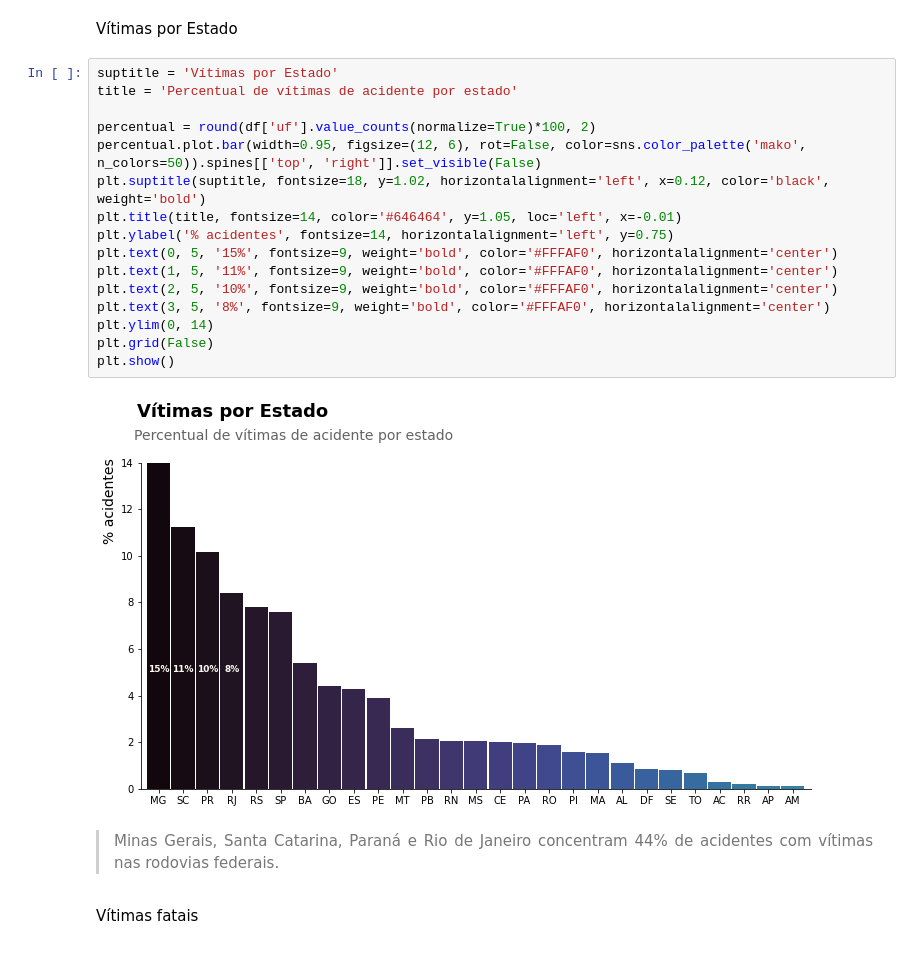
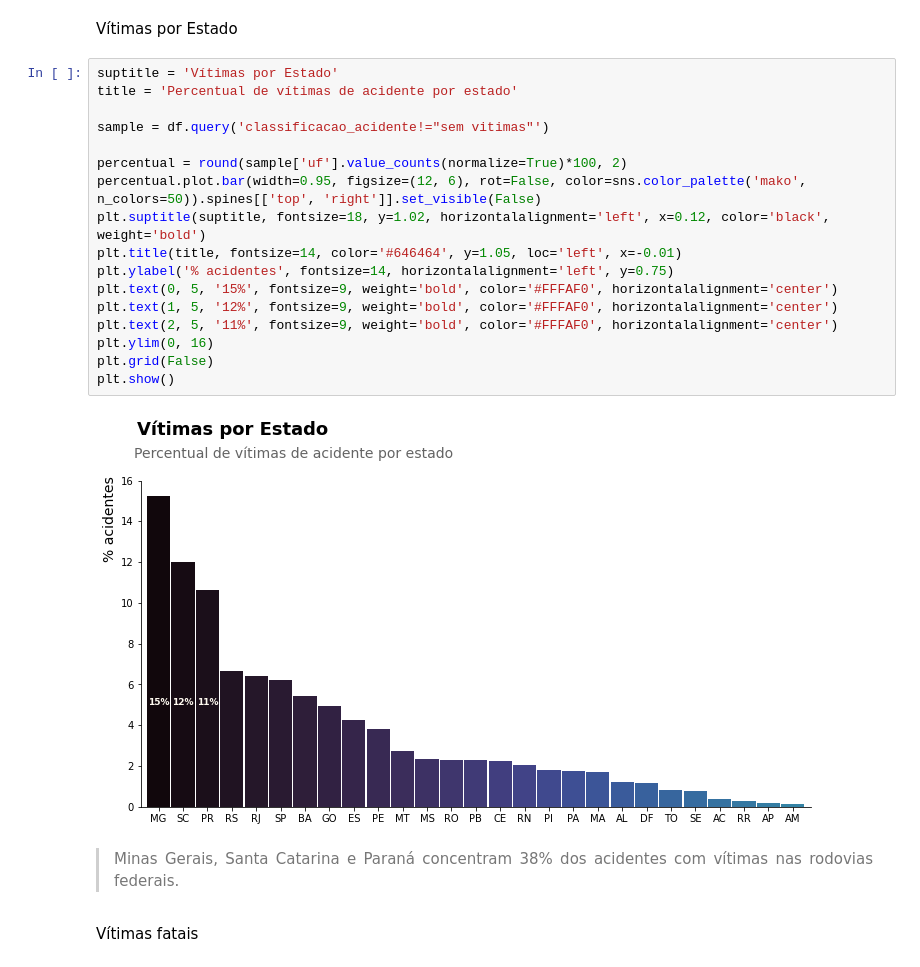
Before and after one commit to LilianeAquino/aed_projeto_1_revisitado, a Jupyter notebook: template_análise_exploratória.ipynb, the cells around one changed output. Drawn from its saved outputs; the diff is of its cells as text.

```diff
--- a/template_análise_exploratória.ipynb
+++ b/template_análise_exploratória.ipynb
@@ -422,23 +422,24 @@ Vítimas por Estado
 # %%
 suptitle = 'Vítimas por Estado'
 title = 'Percentual de vítimas de acidente por estado'
 
-percentual = round(df['uf'].value_counts(normalize=True)*100, 2)
+sample = df.query('classificacao_acidente!="sem vitimas"')
+
+percentual = round(sample['uf'].value_counts(normalize=True)*100, 2)
 percentual.plot.bar(width=0.95, figsize=(12, 6), rot=False, color=sns.color_palette('mako', n_colors=50)).spines[['top', 'right']].set_visible(False)
 plt.suptitle(suptitle, fontsize=18, y=1.02, horizontalalignment='left', x=0.12, color='black', weight='bold')
 plt.title(title, fontsize=14, color='#646464', y=1.05, loc='left', x=-0.01)
 plt.ylabel('% acidentes', fontsize=14, horizontalalignment='left', y=0.75)
 plt.text(0, 5, '15%', fontsize=9, weight='bold', color='#FFFAF0', horizontalalignment='center')
-plt.text(1, 5, '11%', fontsize=9, weight='bold', color='#FFFAF0', horizontalalignment='center')
-plt.text(2, 5, '10%', fontsize=9, weight='bold', color='#FFFAF0', horizontalalignment='center')
-plt.text(3, 5, '8%', fontsize=9, weight='bold', color='#FFFAF0', horizontalalignment='center')
-plt.ylim(0, 14)
+plt.text(1, 5, '12%', fontsize=9, weight='bold', color='#FFFAF0', horizontalalignment='center')
+plt.text(2, 5, '11%', fontsize=9, weight='bold', color='#FFFAF0', horizontalalignment='center')
+plt.ylim(0, 16)
 plt.grid(False)
 plt.show()
 # %% [output]
-[figure, old version]
+[figure, new version]
 # %% [markdown]
-> <p style='text-align: justify;'><font size=2.85>Minas Gerais, Santa Catarina, Paraná e Rio de Janeiro concentram 44% de acidentes com vítimas nas rodovias federais.</font></p>
+> <p style='text-align: justify;'><font size=2.85>Minas Gerais, Santa Catarina e Paraná concentram 38% dos acidentes com vítimas nas rodovias federais.</font></p>
 # %% [markdown]
 Vítimas fatais
 # %%
```
Also changed, not shown: parts of 19 cells of this notebook.
